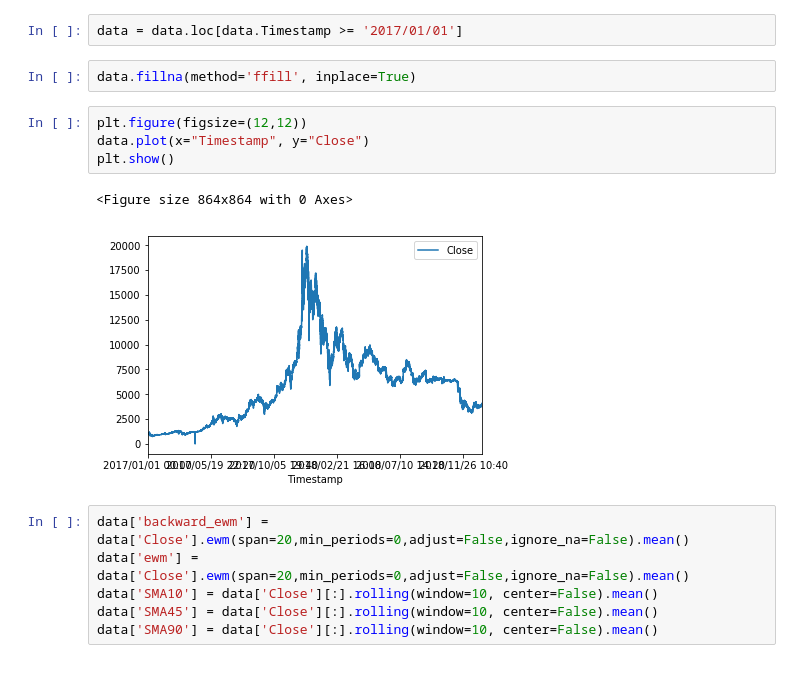
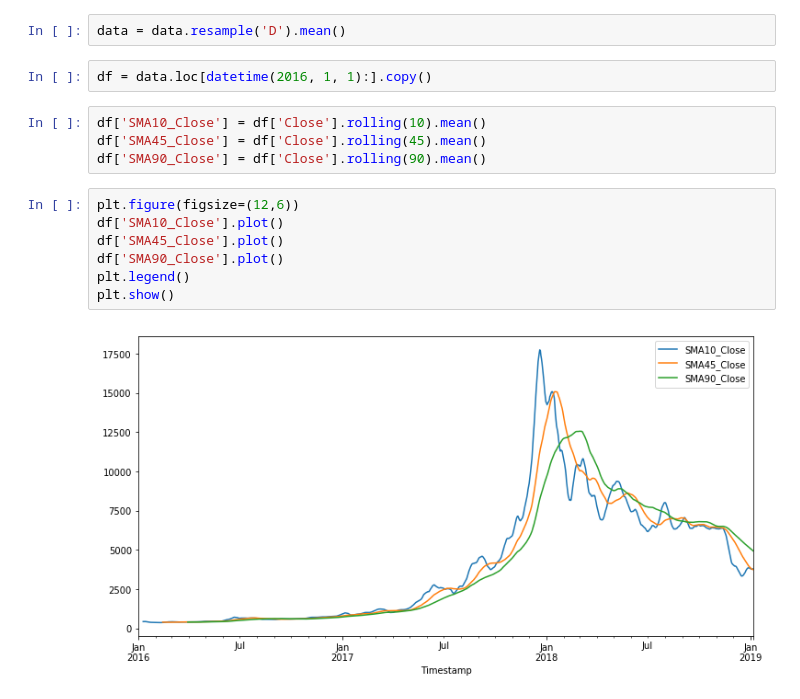
Before and after one commit to hershcode/Springboard, a Jupyter notebook: Capstone_2/Data_Cleansing.ipynb, the cells around one changed output. Saved outputs shown, nothing was run; the diff lists cells and outputs as text.

```diff
--- a/Capstone_2/Data_Cleansing.ipynb
+++ b/Capstone_2/Data_Cleansing.ipynb
@@ -11,17 +12,17 @@ data['Timestamp'] = data['Timestamp'].apply(lambda x: pd.datetime.fromtimestamp(
-# %%
-data = data.loc[data.Timestamp >= '2017/01/01']
-# %%
-data.fillna(method='ffill', inplace=True)
+# %%
+data = data.resample('D').mean()
+# %%
+df = data.loc[datetime(2016, 1, 1):].copy()
+# %%
+df['SMA10_Close'] = df['Close'].rolling(10).mean()
+df['SMA45_Close'] = df['Close'].rolling(45).mean()
+df['SMA90_Close'] = df['Close'].rolling(90).mean()
 # %%
-plt.figure(figsize=(12,12))
-data.plot(x="Timestamp", y="Close")
+plt.figure(figsize=(12,6))
+df['SMA10_Close'].plot()
+df['SMA45_Close'].plot()
+df['SMA90_Close'].plot()
+plt.legend()
 plt.show()
 # %% [output]
-<Figure size 864x864 with 0 Axes>
-[figure, old version]
+[figure, new version]
-# %%
-data['backward_ewm'] = data['Close'].ewm(span=20,min_periods=0,adjust=False,ignore_na=False).mean()
-data['ewm'] = data['Close'].ewm(span=20,min_periods=0,adjust=False,ignore_na=False).mean()
-data['SMA10'] = data['Close'][:].rolling(window=10, center=False).mean()
-data['SMA45'] = data['Close'][:].rolling(window=10, center=False).mean()
-data['SMA90'] = data['Close'][:].rolling(window=10, center=False).mean()
```
Also changed, not shown: parts of 10 cells of this notebook.
